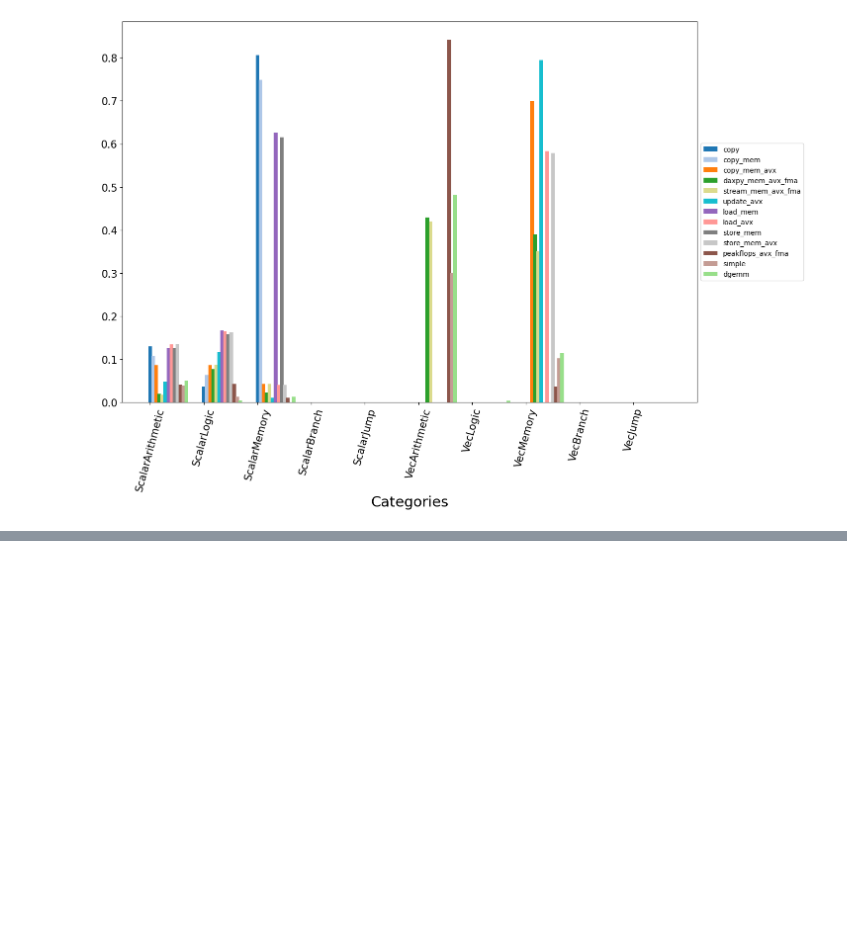
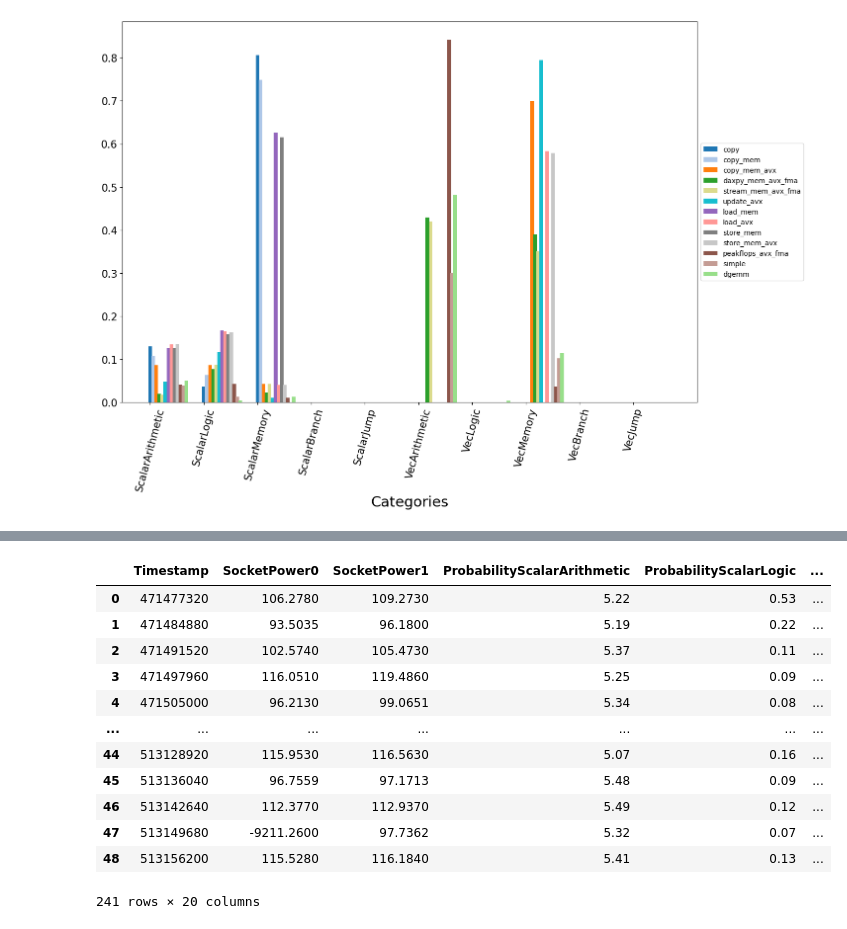
Before and after one commit to NiccoloTosato/PowerBenchmarks, a Jupyter notebook: final_plot.ipynb, the cells around one changed output, grey strips where cells are left out. Drawn from its saved outputs; the diff is of its cells as text; code cells hidden in the pictures; blank space fills up the shorter version.

```diff
--- a/final_plot.ipynb
+++ b/final_plot.ipynb
@@ -363,0 +457,18 @@ Text(0.5, 0, 'Categories')
+# %%
+df_list_train= load_df_list_test()
+df=pd.concat(df_list_train)
+df[df["name"] == "peakflops_noise"]
+# %% [output]
+|  | Timestamp | SocketPower0 | SocketPower1 | ProbabilityScalarArithmetic | ProbabilityScalarLogic | ... |
+| 0 | 471477320 | 106.2780 | 109.2730 | 5.22 | 0.53 | ... |
+| 1 | 471484880 | 93.5035 | 96.1800 | 5.19 | 0.22 | ... |
+| 2 | 471491520 | 102.5740 | 105.4730 | 5.37 | 0.11 | ... |
+| 3 | 471497960 | 116.0510 | 119.4860 | 5.25 | 0.09 | ... |
+| 4 | 471505000 | 96.2130 | 99.0651 | 5.34 | 0.08 | ... |
+| ... | ... | ... | ... | ... | ... | ... |
+| 44 | 513128920 | 115.9530 | 116.5630 | 5.07 | 0.16 | ... |
+| 45 | 513136040 | 96.7559 | 97.1713 | 5.48 | 0.09 | ... |
+| 46 | 513142640 | 112.3770 | 112.9370 | 5.49 | 0.12 | ... |
+| 47 | 513149680 | -9211.2600 | 97.7362 | 5.32 | 0.07 | ... |
+| 48 | 513156200 | 115.5280 | 116.1840 | 5.41 | 0.13 | ... |
+241 rows × 20 columns
```
Also changed, not shown: parts of 9 cells of this notebook.
